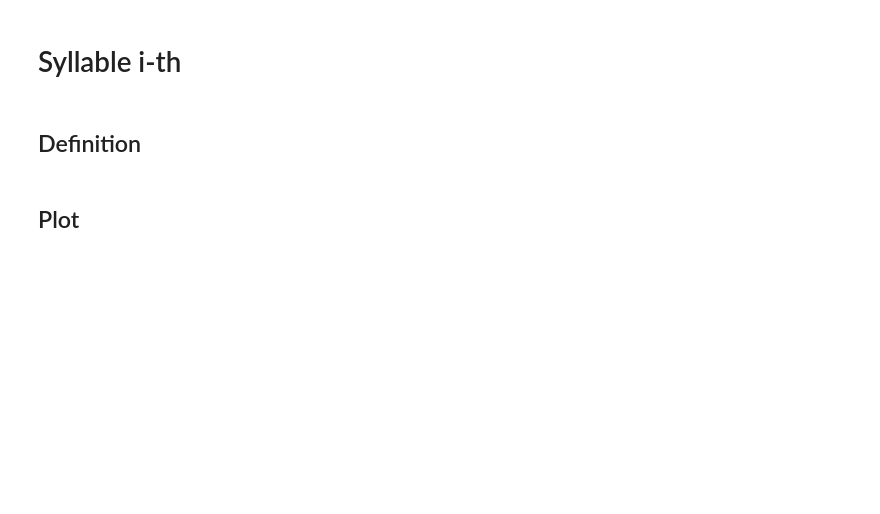
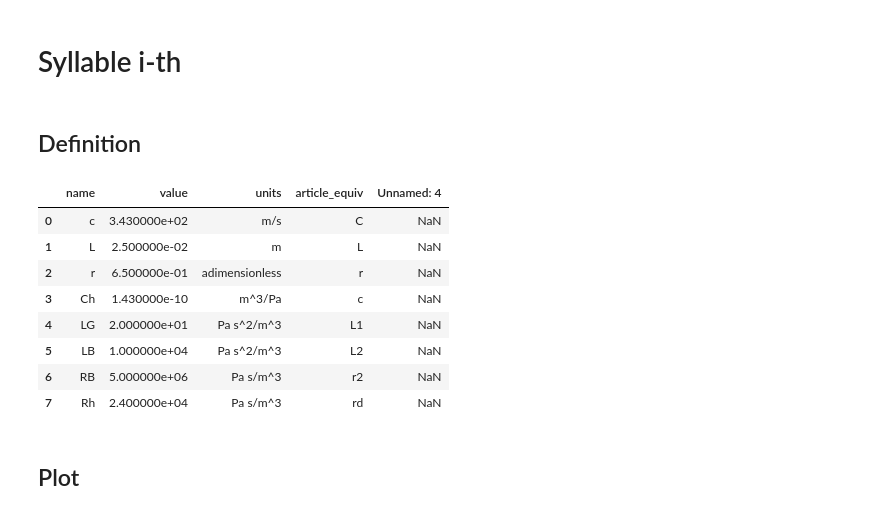
Before and after one commit to saguileran/birdsongs, a Jupyter notebook: BirdSongs.ipynb, the cells around one changed output. Saved outputs shown, nothing was run; the diff lists cells and outputs as text; code cells hidden in the pictures; blank space fills up the shorter version.

```diff
--- a/BirdSongs.ipynb
+++ b/BirdSongs.ipynb
@@ -37,5 +43,18 @@ no_syllable    = 4 # int(input("Enter the syllable number (1 to {0}): ".format(b
 syllable       = bird.Syllable(no_syllable)
 syllable_synth = syllable.Solve(bird.p)
+# %%
+BirdData = pd.read_csv(bird.paths.auxdata+'ZonotrichiaData.csv')
+BirdData
+# %% [output]
+|  | name | value | units | article_equiv | Unnamed: 4 |
+| 0 | c | 3.430000e+02 | m/s | C | NaN |
+| 1 | L | 2.500000e-02 | m | L | NaN |
+| 2 | r | 6.500000e-01 | adimensionless | r | NaN |
+| 3 | Ch | 1.430000e-10 | m^3/Pa | c | NaN |
+| 4 | LG | 2.000000e+01 | Pa s^2/m^3 | L1 | NaN |
+| 5 | LB | 1.000000e+04 | Pa s^2/m^3 | L2 | NaN |
+| 6 | RB | 5.000000e+06 | Pa s/m^3 | r2 | NaN |
+| 7 | Rh | 2.400000e+04 | Pa s/m^3 | rd | NaN |
 # %% [markdown]
 ## Plot
 # %%
```
Also changed, not shown: parts of 18 cells of this notebook, 21 other files.
